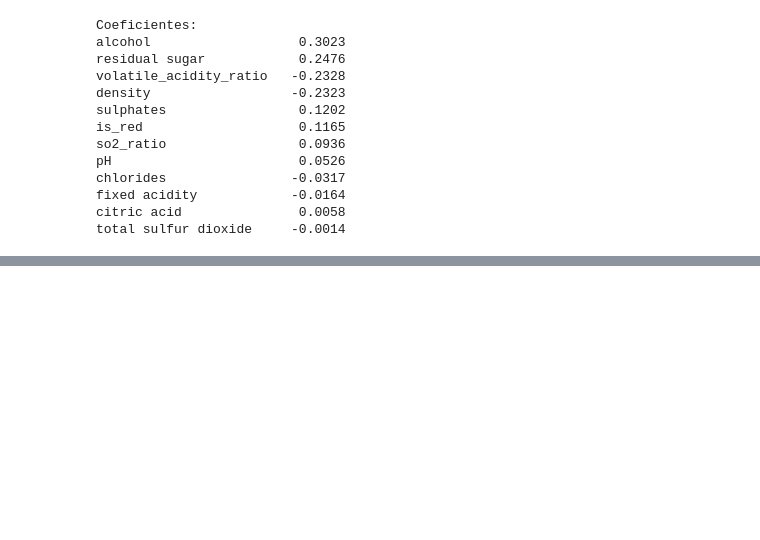
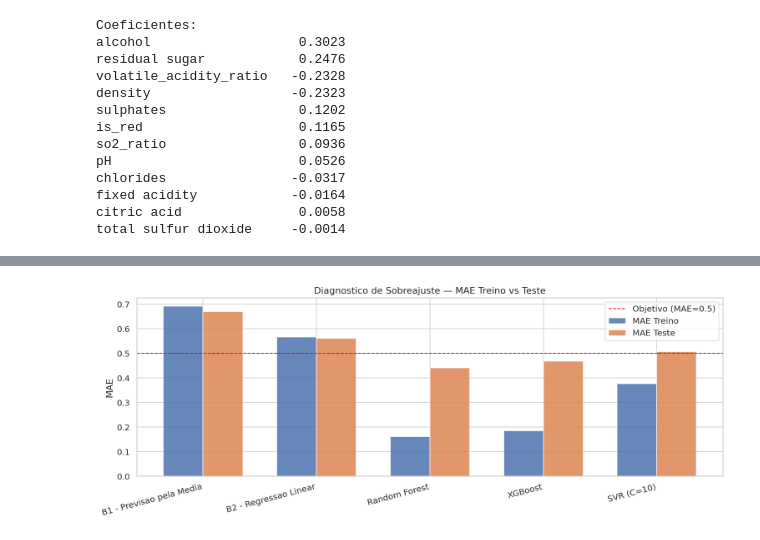
Before and after one commit to MarcelloPortugal03/Projeto-Em-Ciencia-De-Dados, a Jupyter notebook: notebooks/2.0_modelacao_treino.ipynb, the cells around one changed output, grey strips where cells are left out. Saved outputs shown, nothing was run; the diff lists cells and outputs as text; code cells hidden in the pictures; blank space fills up the shorter version.

```diff
--- a/notebooks/2.0_modelacao_treino.ipynb
+++ b/notebooks/2.0_modelacao_treino.ipynb
@@ -324,0 +524,25 @@ Diferenca para o objetivo: 0.0607 pontos — necessario usar modelos mais avanca
+# %%
+# Afonso Carvalho e Marcello Portugal
+# Grafico de barras: MAE treino vs MAE teste para todos os modelos
+
+modelos    = [r['Modelo'] for r in todos_resultados]
+mae_treino = [r['MAE Treino'] for r in todos_resultados]
+mae_teste  = [r['MAE Teste']  for r in todos_resultados]
+
+x = np.arange(len(modelos))
+w = 0.35
+
+fig, ax = plt.subplots(figsize=(13, 5))
+ax.bar(x - w/2, mae_treino, w, label='MAE Treino', color='#4C72B0', alpha=0.85)
+ax.bar(x + w/2, mae_teste,  w, label='MAE Teste',  color='#DD8452', alpha=0.85)
+ax.axhline(0.5, color='red', linestyle='--', linewidth=1.2, label='Objetivo (MAE=0.5)')
+ax.set_xticks(x)
+ax.set_xticklabels(modelos, rotation=15, ha='right')
+ax.set_ylabel('MAE')
+ax.set_title('Diagnostico de Sobreajuste — MAE Treino vs Teste')
+ax.legend()
+plt.tight_layout()
+plt.savefig('../reports/figures/M3_diagnostico_overfitting.png', bbox_inches='tight')
+plt.show()
+# %% [output]
+[figure, added]
```
Also changed, not shown: parts of 19 cells of this notebook.
